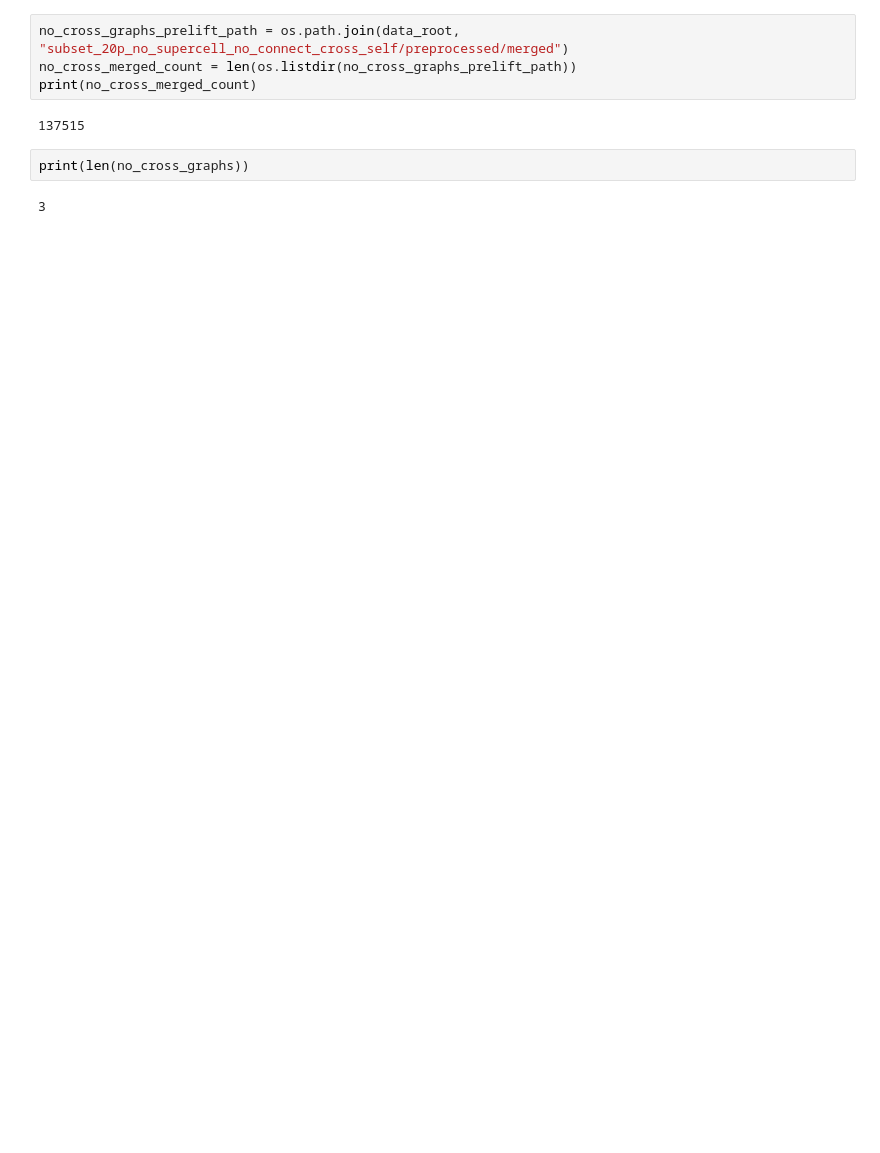
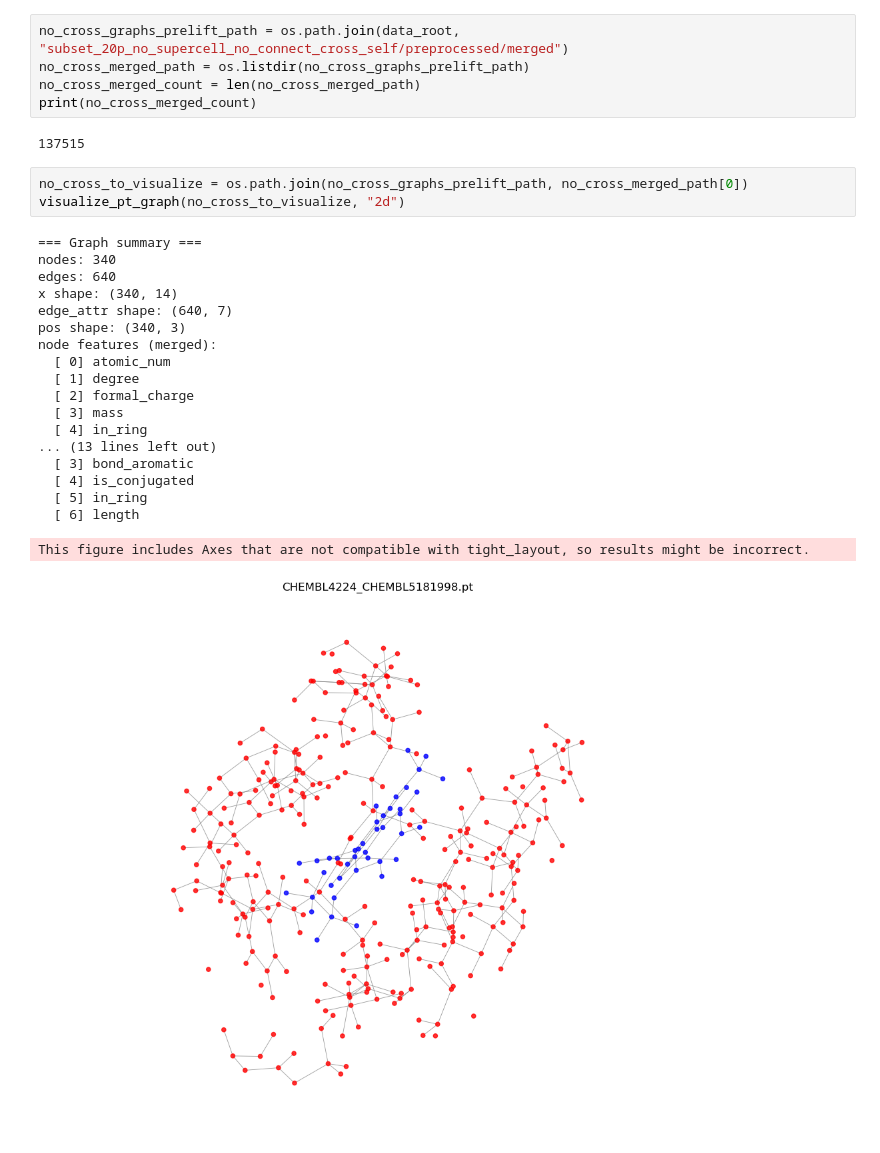
Before and after one commit to kerimbirgi/topological-equivariant-networks, a Jupyter notebook: debug_bindingnet.ipynb, the cells around one changed output. Saved outputs shown, nothing was run; the diff lists cells and outputs as text; blank space fills up the shorter version.

```diff
--- a/debug_bindingnet.ipynb
+++ b/debug_bindingnet.ipynb
@@ -45,11 +36,31 @@ print(len(index))
 137525
 # %%
 no_cross_graphs_prelift_path = os.path.join(data_root, "subset_20p_no_supercell_no_connect_cross_self/preprocessed/merged")
-no_cross_merged_count = len(os.listdir(no_cross_graphs_prelift_path))
+no_cross_merged_path = os.listdir(no_cross_graphs_prelift_path)
+no_cross_merged_count = len(no_cross_merged_path)
 print(no_cross_merged_count)
 # %% [output]
 137515
-# %%
-print(len(no_cross_graphs))
-# %% [output]
-3
+# %%
+no_cross_to_visualize = os.path.join(no_cross_graphs_prelift_path, no_cross_merged_path[0])
+visualize_pt_graph(no_cross_to_visualize, "2d")
+# %% [output]
+=== Graph summary ===
+nodes: 340
+edges: 640
+x shape: (340, 14)
+edge_attr shape: (640, 7)
+pos shape: (340, 3)
+node features (merged):
+  [ 0] atomic_num
+  [ 1] degree
+  [ 2] formal_charge
+  [ 3] mass
+  [ 4] in_ring
+... (13 lines left out)
+  [ 3] bond_aromatic
+  [ 4] is_conjugated
+  [ 5] in_ring
+  [ 6] length
+This figure includes Axes that are not compatible with tight_layout, so results might be incorrect.
+[figure, added]
```
Also changed, not shown: parts of 5 cells of this notebook, 1 other file.
